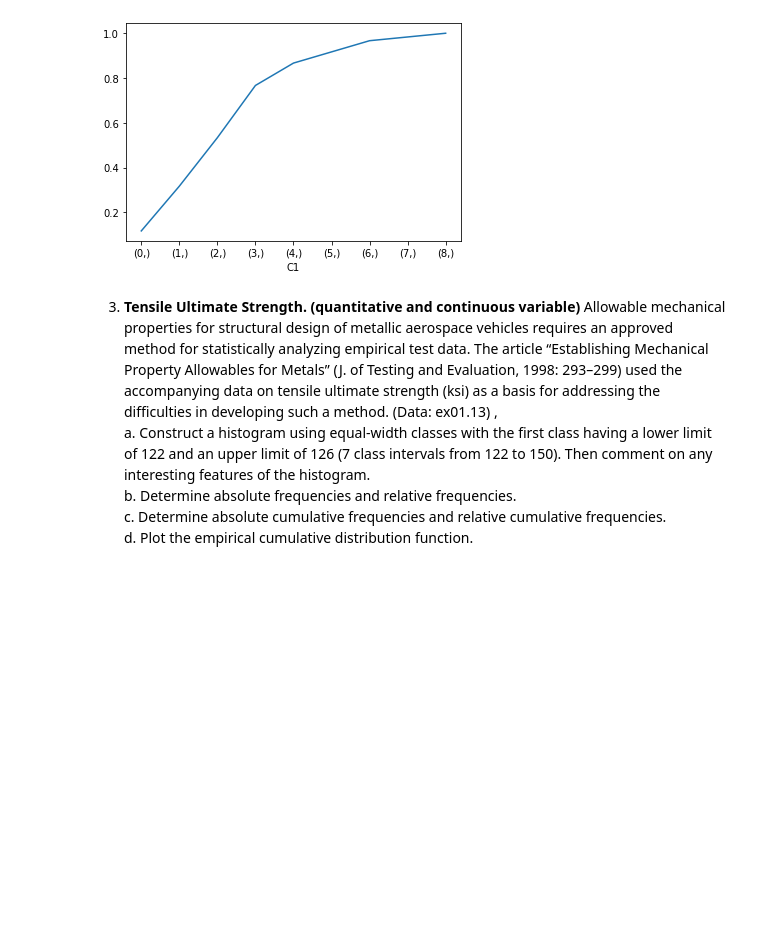
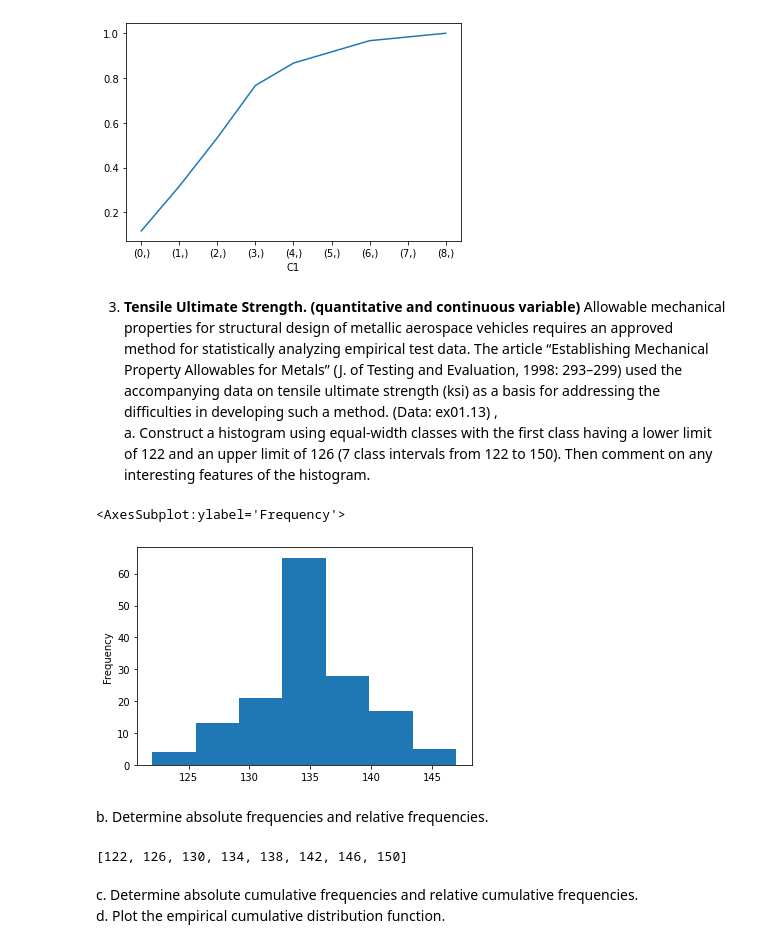
Before and after one commit to DudeTheChill/SRH-DA-and-AI, a Jupyter notebook: Presenting Data in Tables and Charts.ipynb, the cells around one changed output. Cells and saved outputs as stored; diff of their text form; code cells hidden in the pictures; blank space fills up the shorter version.

```diff
--- a/Presenting Data in Tables and Charts.ipynb
+++ b/Presenting Data in Tables and Charts.ipynb
@@ -210,6 +209,18 @@ ecdf.plot()
 # %% [markdown]
 3) <b>Tensile Ultimate Strength. (quantitative and continuous variable)</b> Allowable mechanical properties for structural design of metallic aerospace vehicles requires an approved method for statistically analyzing empirical test data. The article “Establishing Mechanical Property Allowables for Metals” (J. of Testing and Evaluation, 1998: 293–299) used the accompanying data on tensile ultimate strength (ksi) as a basis for addressing the difficulties in developing such a method. (Data: ex01.13) ,<br>
 a. Construct a histogram using equal-width classes with the first class having a lower limit of 122 and an upper limit of 126 (7 class intervals from 122 to 150). Then comment on any interesting features of the histogram. <br>
-b. Determine absolute frequencies and relative frequencies.<br>
-c. Determine absolute cumulative frequencies and relative cumulative frequencies.<br>
-d. Plot the empirical cumulative distribution function.
+# %%
+df = pd.read_csv("ex01_13.csv")
+df.strength.plot.hist(bins=7)
+# %% [output]
+<AxesSubplot:ylabel='Frequency'>
+[figure, added]
+# %% [markdown]
+b. Determine absolute frequencies and relative frequencies.<br>
+# %%
+list(range(122,151,4))
+# %% [output]
+[122, 126, 130, 134, 138, 142, 146, 150]
+# %% [markdown]
+c. Determine absolute cumulative frequencies and relative cumulative frequencies.<br>
+d. Plot the empirical cumulative distribution function.
```
Also changed, not shown: parts of 1 cell of this notebook, 3 other files.
